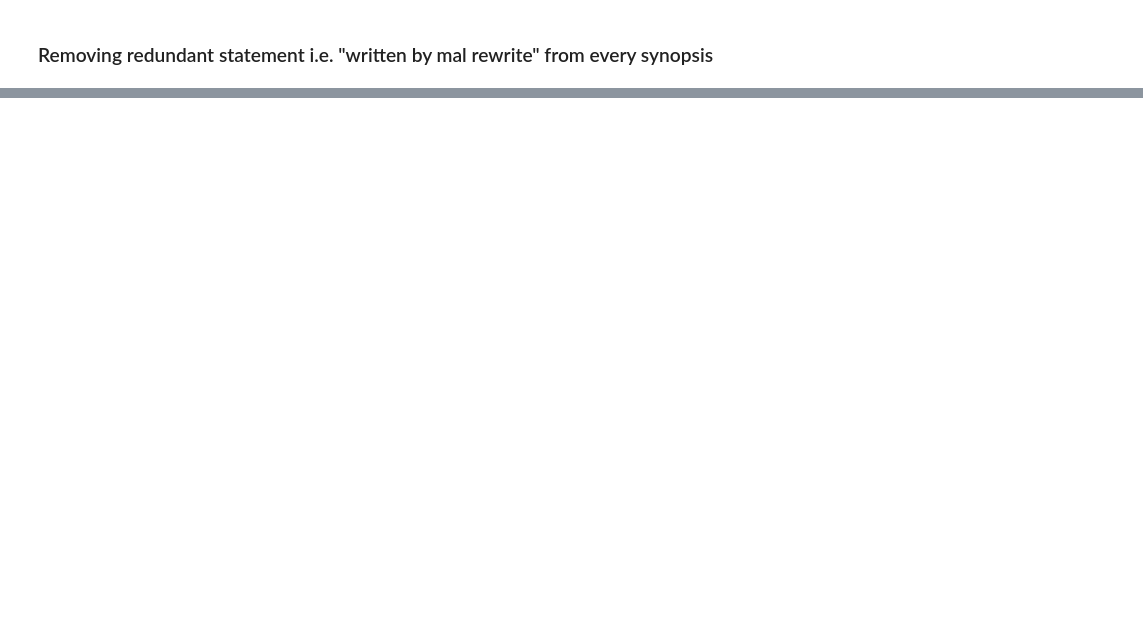
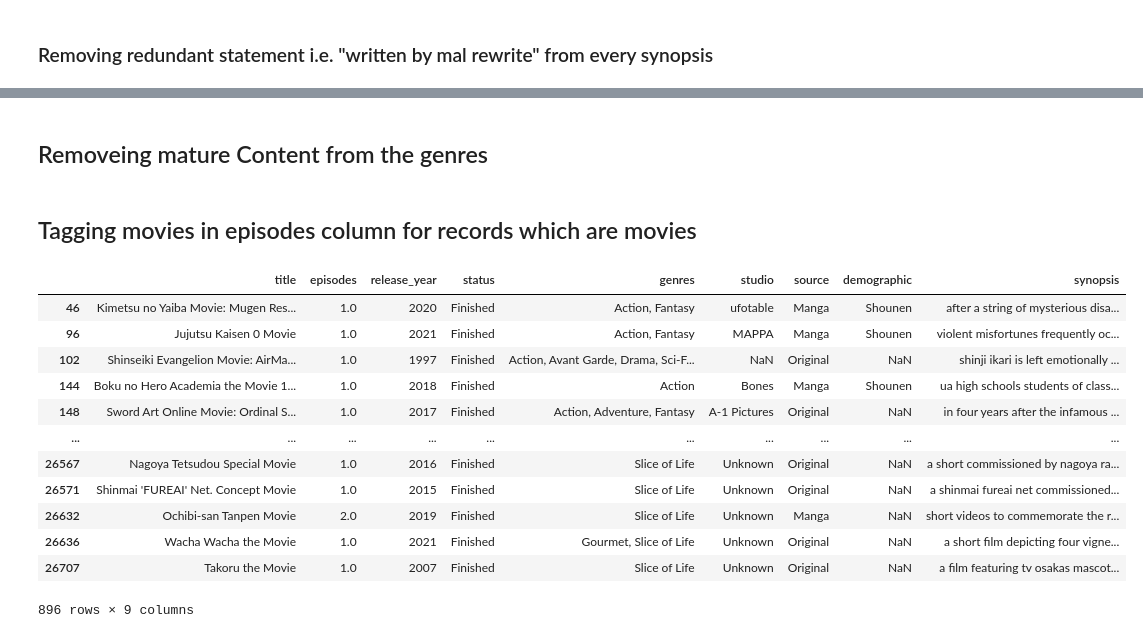
Before and after one commit to Asifdotexe/AniMate, a Jupyter notebook: code/notebook/issue-7-pd-data-processing.ipynb, the cells around one changed output, grey strips where cells are left out. Saved outputs shown, nothing was run; the diff lists cells and outputs as text; code cells hidden in the pictures; blank space fills up the shorter version.

Commit message:
#7 tagged 1 in episodes columns for movies

```diff
--- a/code/notebook/issue-7-pd-data-processing.ipynb
+++ b/code/notebook/issue-7-pd-data-processing.ipynb
@@ -101,3 +70,3 @@ Name: synopsis_cleaned, dtype: object
 # %%
 # cleaning title
-df['title_cleaned'] = df['title'].apply(title_cleaning)
+df['title'] = df['title'].apply(title_cleaning)
@@ -130,3 +93,3 @@ Name: title_cleaned, dtype: object
 # %%
 # removing punctuations from synopsis
-df['synopsis_cleaned'] = df['synopsis_cleaned'].apply(remove_punctuation)
+df['synopsis'] = df['synopsis'].apply(remove_punctuation)
@@ -147,4 +104,4 @@ df.sample()
 def remove_redundant_string(text):
     return text.replace("written by mal rewrite", "").strip()
 
-df['synopsis_cleaned'] = df['synopsis_cleaned'].apply(remove_redundant_string)
+df['synopsis'] = df['synopsis'].apply(remove_redundant_string)
@@ -175,5 +126,31 @@ df['title'].head(1651)
 1649                                                                     G.U. Trilogy
 1650                                         Lupin III vs. Meitantei Conan: The Movie
 Name: title, Length: 1651, dtype: object
+# %% [markdown]
+## Removeing mature Content from the genres
+# %%
+df['genres'] = df['genres'].apply(remove_mature_content)
+# %% [markdown]
+## Tagging movies in episodes column for records which are movies
+# %%
+condition = df['title'].str.contains('movie', case = False ) & df['episodes'].isna()
+
+df.loc[condition, 'episodes'] = 1
+
+df.loc[df['title'].str.contains('movie', case=False)]
+# %% [output]
+|  | title | episodes | release_year | status | genres | studio | source | demographic | synopsis |
+| 46 | Kimetsu no Yaiba Movie: Mugen Res... | 1.0 | 2020 | Finished | Action, Fantasy | ufotable | Manga | Shounen | after a string of mysterious disa... |
+| 96 | Jujutsu Kaisen 0 Movie | 1.0 | 2021 | Finished | Action, Fantasy | MAPPA | Manga | Shounen | violent misfortunes frequently oc... |
+| 102 | Shinseiki Evangelion Movie: AirMa... | 1.0 | 1997 | Finished | Action, Avant Garde, Drama, Sci-F... | NaN | Original | NaN | shinji ikari is left emotionally ... |
+| 144 | Boku no Hero Academia the Movie 1... | 1.0 | 2018 | Finished | Action | Bones | Manga | Shounen | ua high schools students of class... |
+| 148 | Sword Art Online Movie: Ordinal S... | 1.0 | 2017 | Finished | Action, Adventure, Fantasy | A-1 Pictures | Original | NaN | in four years after the infamous ... |
+| ... | ... | ... | ... | ... | ... | ... | ... | ... | ... |
+| 26567 | Nagoya Tetsudou Special Movie | 1.0 | 2016 | Finished | Slice of Life | Unknown | Original | NaN | a short commissioned by nagoya ra... |
+| 26571 | Shinmai 'FUREAI' Net. Concept Movie | 1.0 | 2015 | Finished | Slice of Life | Unknown | Original | NaN | a shinmai fureai net commissioned... |
+| 26632 | Ochibi-san Tanpen Movie | 2.0 | 2019 | Finished | Slice of Life | Unknown | Manga | NaN | short videos to commemorate the r... |
+| 26636 | Wacha Wacha the Movie | 1.0 | 2021 | Finished | Gourmet, Slice of Life | Unknown | Original | NaN | a short film depicting four vigne... |
+| 26707 | Takoru the Movie | 1.0 | 2007 | Finished | Slice of Life | Unknown | Original | NaN | a film featuring tv osakas mascot... |
+896 rows × 9 columns
 # %%
 df.to_csv(r"..\..\data\processed\AnimeData_300724_processed.csv",index = False)
```
Also changed, not shown: parts of 14 cells of this notebook, 1 other file.
